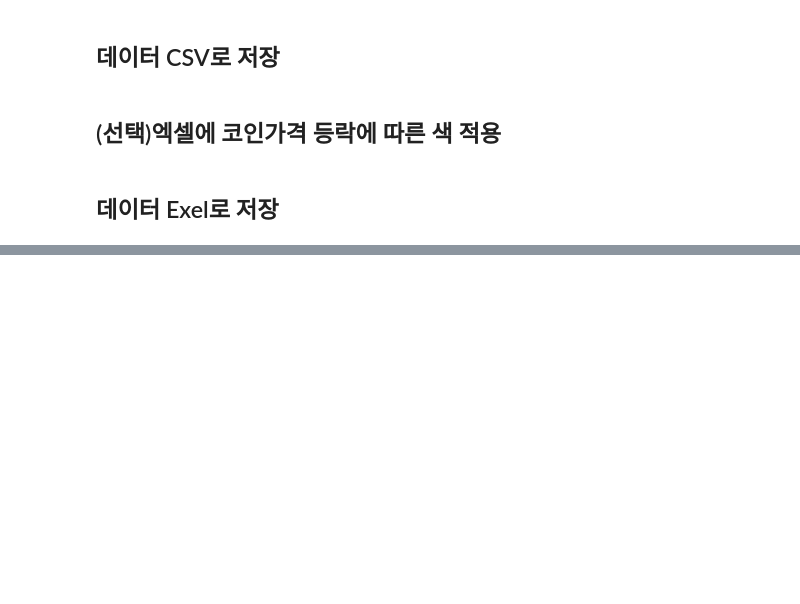
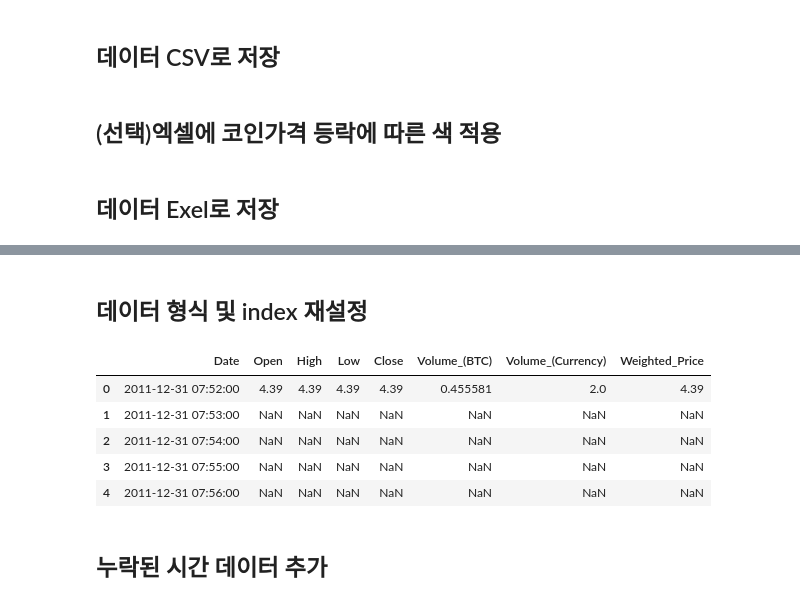
Before and after one commit to sejin-k/Coin-Prediction, a Jupyter notebook: Load_coin_data.ipynb, the cells around one changed output, grey strips where cells are left out. Cells and saved outputs as stored; diff of their text form; code cells hidden in the pictures; blank space fills up the shorter version.

```diff
--- a/Load_coin_data.ipynb
+++ b/Load_coin_data.ipynb
@@ -236,0 +246,8 @@ for coin, info in coins_week_info.items():
+# %%
+# 데이터 불러오기
+raw_data = pd.read_csv("data/bitstampUSD_1-min_data_2012-01-01_to_2021-03-31.csv")
+# %%
+# 데이터 복사
+data = raw_data.copy()
+# 데이터 결측치 확인
+data.isnull().sum()
@@ -236,0 +264,15 @@ for coin, info in coins_week_info.items():
+# %% [markdown]
+## 데이터 형식 및 index 재설정
+# %%
+# unix timestamp를 date형식의 날짜로 변경
+data['Date'] = pd.to_datetime(data['Timestamp'], unit='s')
+data.drop('Timestamp', axis=1, inplace=True)
+data = data[['Date', 'Open', 'High','Low', 'Close', 'Volume_(BTC)','Volume_(Currency)', 'Weighted_Price']]
+data.head()
+# %% [output]
+|  | Date | Open | High | Low | Close | Volume_(BTC) | Volume_(Currency) | Weighted_Price |
+| 0 | 2011-12-31 07:52:00 | 4.39 | 4.39 | 4.39 | 4.39 | 0.455581 | 2.0 | 4.39 |
+| 1 | 2011-12-31 07:53:00 | NaN | NaN | NaN | NaN | NaN | NaN | NaN |
+| 2 | 2011-12-31 07:54:00 | NaN | NaN | NaN | NaN | NaN | NaN | NaN |
+| 3 | 2011-12-31 07:55:00 | NaN | NaN | NaN | NaN | NaN | NaN | NaN |
+| 4 | 2011-12-31 07:56:00 | NaN | NaN | NaN | NaN | NaN | NaN | NaN |
@@ -236,0 +281,2 @@ for coin, info in coins_week_info.items():
+# %% [markdown]
+## 누락된 시간 데이터 추가
```
Also changed, not shown: parts of 15 cells of this notebook.
